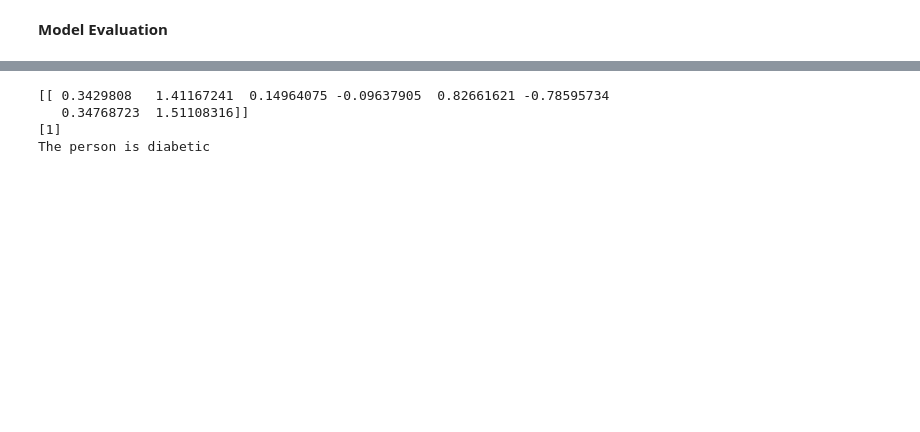
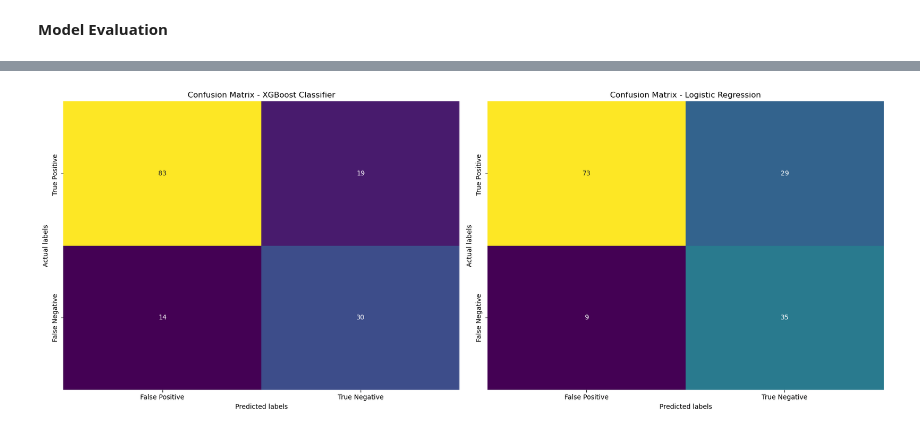
Before and after one commit to Omedobi/Data-Science-Projects, a Jupyter notebook: Diabetes-Prediction/Diabetes_Prediction.ipynb, the cells around one changed output, grey strips where cells are left out. Cells and saved outputs as stored; diff of their text form; code cells hidden in the pictures; blank space fills up the shorter version.

```diff
--- a/Diabetes-Prediction/Diabetes_Prediction.ipynb
+++ b/Diabetes-Prediction/Diabetes_Prediction.ipynb
@@ -270,0 +322,4 @@ SVC(kernel='linear')
+# %%
+log_pred = log_model.predict(X_test)
+
+log_pred[0:5]
@@ -270,0 +362,6 @@ SVC(kernel='linear')
+# %%
+xgb_model = XGBClassifier(**best_xgb_params)
+
+xgb_model.fit(X_train, y_train)
+
+xgb_model
@@ -270,0 +380,4 @@ SVC(kernel='linear')
+# %%
+xgb_pred = xgb_model.predict(X_test)
+
+xgb_pred[0:5]
@@ -329,25 +388,24 @@ loaded_model = pickle.load(open('trained_model.sav', 'rb'))
-# %%
-input_data = (5,166,72,19,175,25.8,0.587,51)
-
-# changing the input_data to numpy array
-input_data_as_numpy_array = np.asarray(input_data)
-
-# reshape the array as we are predicting for one instance
-input_data_reshaped = input_data_as_numpy_array.reshape(1,-1)
-
-# standardize the input data
-std_data = scaler.transform(input_data_reshaped)
-print(std_data)
-
-prediction = classifier.predict(std_data)
-print(prediction)
-
-if (prediction[0] == 0):
-  print('The person is not diabetic')
-else:
-  print('The person is diabetic')
-# %% [output]
-[[ 0.3429808   1.41167241  0.14964075 -0.09637905  0.82661621 -0.78595734
-   0.34768723  1.51108316]]
-[1]
-The person is diabetic
+# %%
+def plot_confusion_matrix(y_true, y_preds, model_names):
+    fig, axes = plt.subplots(1, len(y_preds), figsize=(18,7))
+
+    for i, (pred, model_name) in enumerate(zip(y_preds, model_names)):
+
+        cm = confusion_matrix(y_true, pred, normalize=None)
+        ax = axes[i]
+        sns.heatmap(cm, annot=True, ax=ax, fmt='d' ,cmap='viridis', cbar=False)
+        ax.set_xlabel('Predicted labels')
+        ax.set_ylabel('Actual labels')
+        ax.set_title(f'Confusion Matrix - {model_name}')
+        ax.xaxis.set_ticklabels(['False Positive', 'True Negative'])
+        ax.yaxis.set_ticklabels(['True Positive ', 'False Negative'])
+
+    plt.tight_layout()
+    plt.show()
+# %%
+y_true = y_test
+y_preds= [xgb_pred, log_pred ]
+model_names = ['XGBoost Classifier','Logistic Regression']
+plot_confusion_matrix(y_true, y_preds, model_names)
+# %% [output]
+[figure, added]
```
Also changed, not shown: parts of 74 cells of this notebook, 5 other files.
